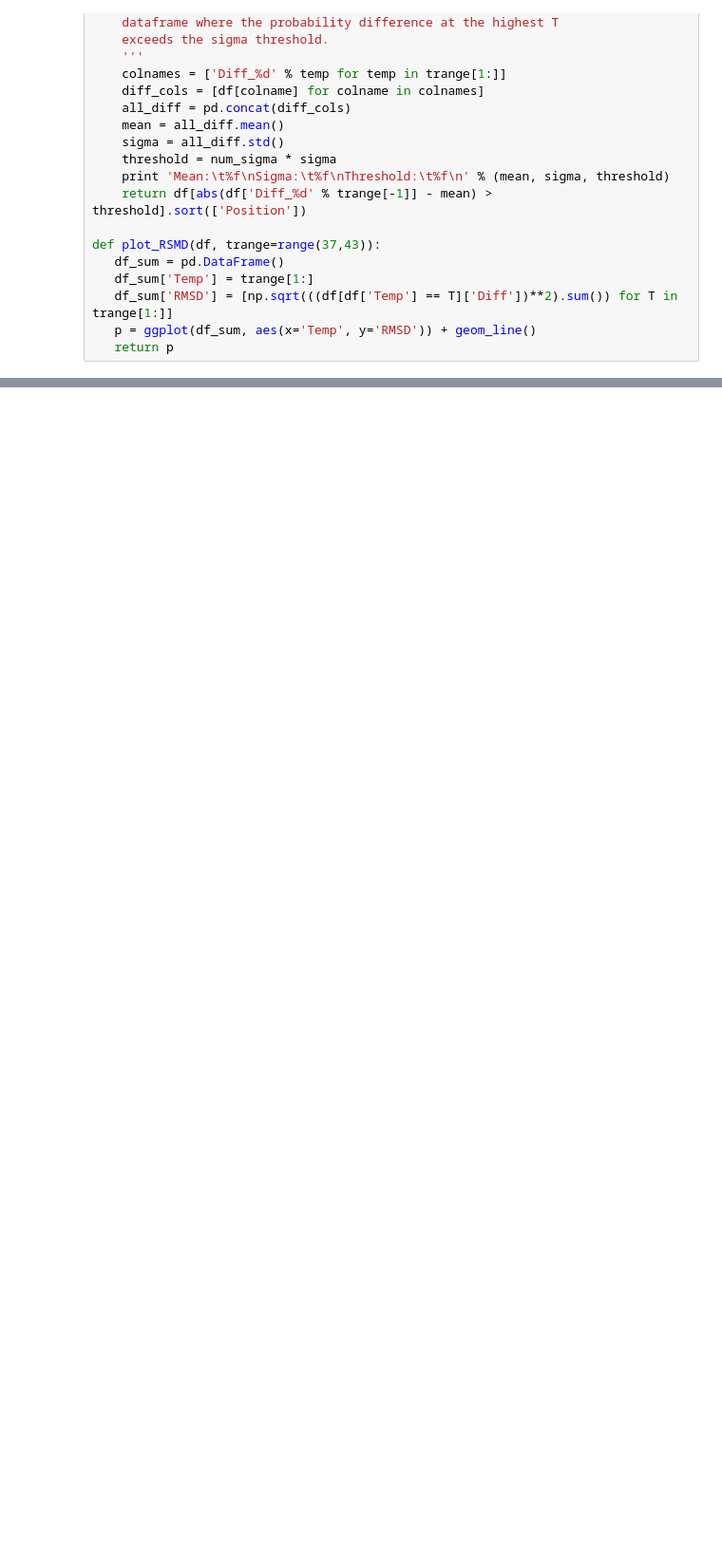
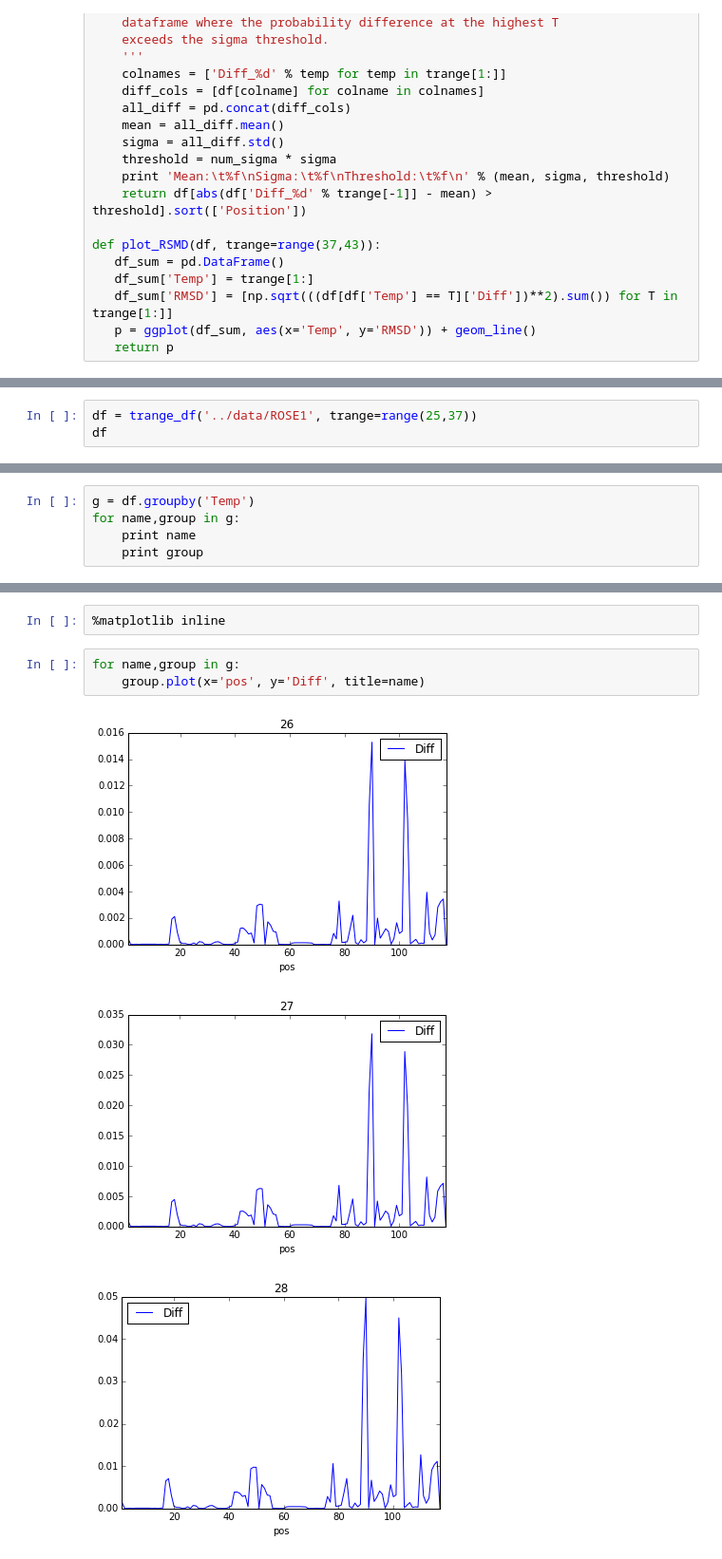
Before and after one commit to NudlerLab/biodata, a Jupyter notebook: sessions/ROSE-analysis.ipynb, the cells around one changed output, grey strips where cells are left out. Shown at 95% size. Cells and saved outputs as stored; diff of their text form; blank space fills up the shorter version.

Commit message:
After ROSE-Analysis

```diff
--- a/sessions/ROSE-analysis.ipynb
+++ b/sessions/ROSE-analysis.ipynb
@@ -122,0 +143,3 @@ def plot_RSMD(df, trange=range(37,43)):
+# %%
+df = trange_df('../data/ROSE1', trange=range(25,37))
+df
@@ -122,0 +210,5 @@ def plot_RSMD(df, trange=range(37,43)):
+# %%
+g = df.groupby('Temp')
+for name,group in g:
+    print name
+    print group
@@ -122,0 +233,9 @@ def plot_RSMD(df, trange=range(37,43)):
+# %%
+%matplotlib inline
+# %%
+for name,group in g:
+    group.plot(x='pos', y='Diff', title=name)
+# %% [output]
+[figure, added]
+[figure, added]
+[figure, added]
```
Also changed, not shown: parts of 10 cells of this notebook.
